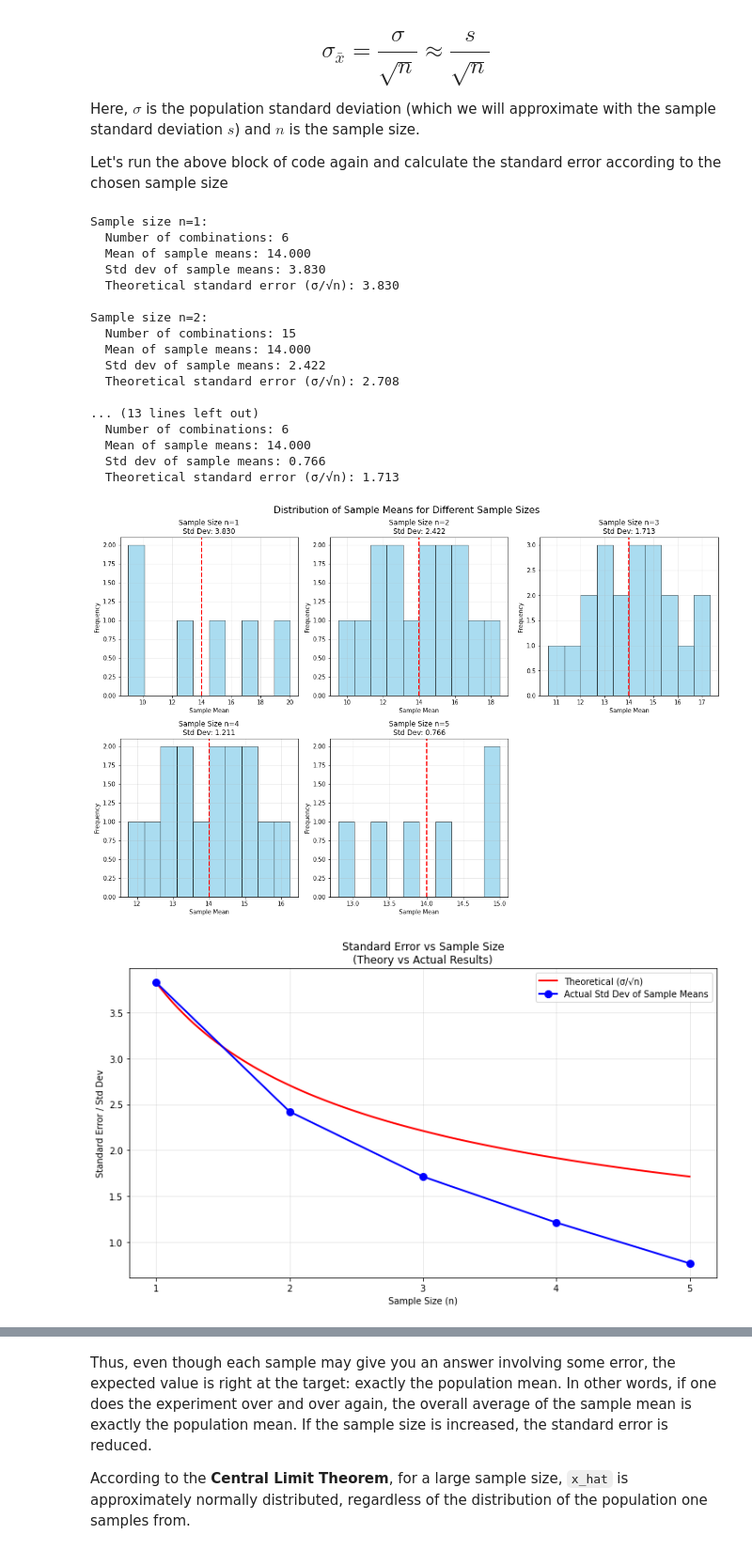
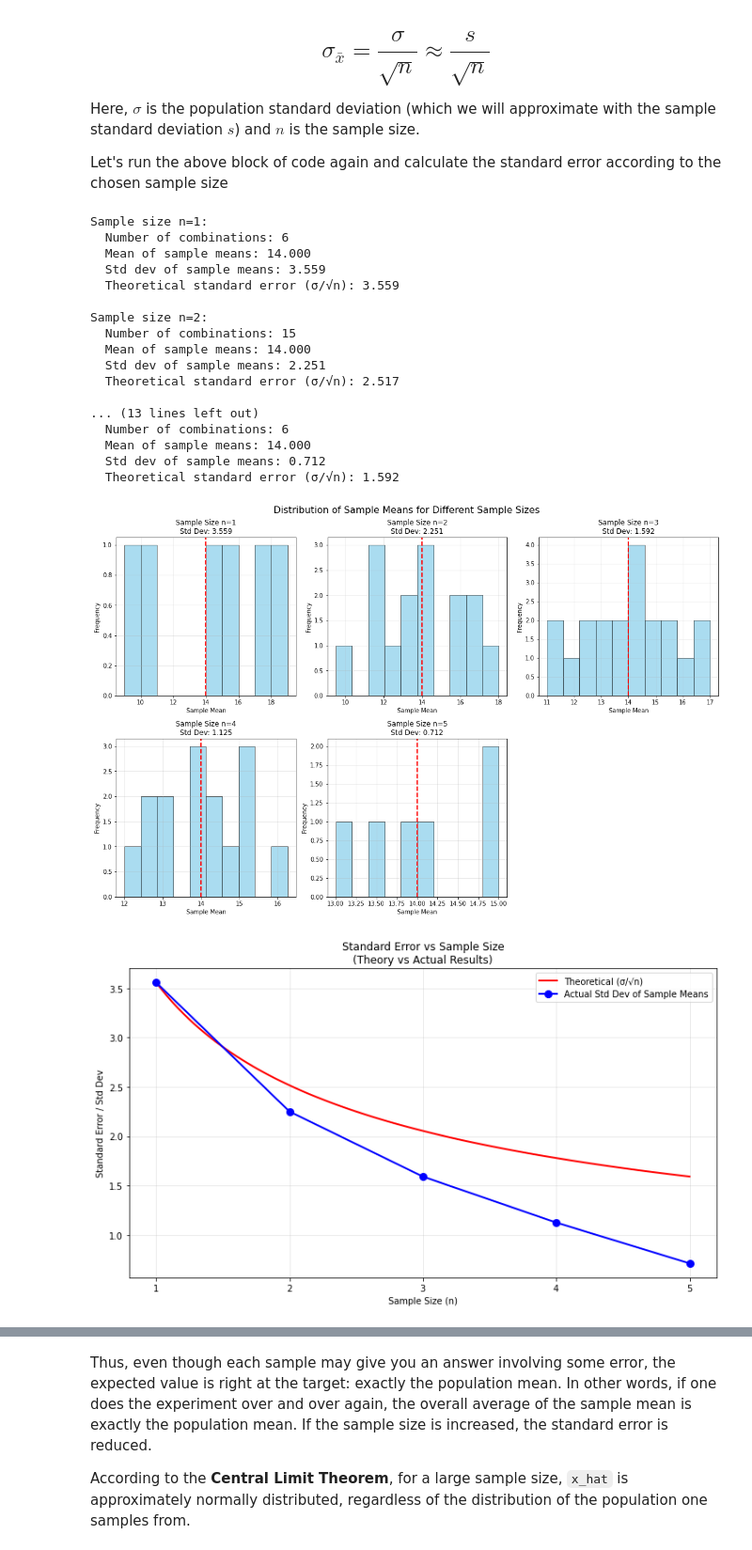
Before and after one commit to MaryBennah/dsc-sampling-statistics-lab, a Jupyter notebook: Sampling Statistics - Lab.ipynb, the cells around one changed output, grey strips where cells are left out. Shown: that part at 94% size. Drawn from its saved outputs; the diff is of its cells as text; code cells hidden in the pictures.

```diff
--- a/Sampling Statistics - Lab.ipynb
+++ b/Sampling Statistics - Lab.ipynb
@@ -428,7 +428,7 @@ import matplotlib.pyplot as plt
 import numpy as np
 
 # Population data
-pumpkin_dict = {'A': 20, 'B': 13, 'C': 15, 'D': 9, 'E': 10, 'F': 17}
+pumpkin_dict = {'A': 19, 'B': 14, 'C': 15, 'D': 9, 'E': 10, 'F': 17}
 population = list(pumpkin_dict.keys())
 population_values = list(pumpkin_dict.values())
 true_population_mean = np.mean(population_values)
@@ -552,9 +536,10 @@ import itertools
 import matplotlib.pyplot as plt
 import numpy as np
 from math import sqrt
+# Create empty lists for storing sample means, combinations and standard error for each iteration
+# Population data
+pumpkin_dict = {'A': 19, 'B': 14, 'C': 15, 'D': 9, 'E': 10, 'F': 17}
 
-# Population data
-pumpkin_dict = {'A': 20, 'B': 13, 'C': 15, 'D': 9, 'E': 10, 'F': 17}
 population = list(pumpkin_dict.keys())
 population_values = list(pumpkin_dict.values())
 true_population_mean = np.mean(population_values)
@@ -636,38 +621,38 @@ plt.show()
 plt.figure(figsize=(12, 6))
 plt.boxplot(means_list, labels=[f'n={i}' for i in range(1, 6)])
 plt.axhline(y=true_population_mean, color='red', linestyle='--', linewidth=2,
            label=f'Population Mean (μ={true_population_mean})')
 plt.title('Reduction in Spread of Sample Means with Increasing Sample Size')
 plt.ylabel('Sample Mean')
 plt.xlabel('Sample Size')
 plt.legend()
 plt.grid(alpha=0.3)
 plt.tight_layout()
 plt.show()
 
 # Print summary table
 print("\nSummary Table:")
 print("Sample Size | Combinations | Mean of Means | Std Dev of Means | Theoretical SE")
 print("-" * 75)
 for i, n in enumerate(sample_sizes):
     print(f"n = {n:2d}      | {len(combs_list[i]):6d}       | {np.mean(means_list[i]):12.3f} | {np.std(means_list[i]):15.3f} | {err_list[i]:12.3f}")
 # %% [output]
 Sample size n=1:
   Number of combinations: 6
   Mean of sample means: 14.000
-  Std dev of sample means: 3.830
-  Theoretical standard error (σ/√n): 3.830
+  Std dev of sample means: 3.559
+  Theoretical standard error (σ/√n): 3.559
 
 Sample size n=2:
   Number of combinations: 15
   Mean of sample means: 14.000
-  Std dev of sample means: 2.422
-  Theoretical standard error (σ/√n): 2.708
+  Std dev of sample means: 2.251
+  Theoretical standard error (σ/√n): 2.517
 
 ... (13 lines left out)
   Number of combinations: 6
   Mean of sample means: 14.000
-  Std dev of sample means: 0.766
-  Theoretical standard error (σ/√n): 1.713
+  Std dev of sample means: 0.712
+  Theoretical standard error (σ/√n): 1.592
-[figure, old version]
+[figure, new version]
-[figure, old version]
+[figure, new version]
```
Also changed, not shown: parts of 3 cells of this notebook.
